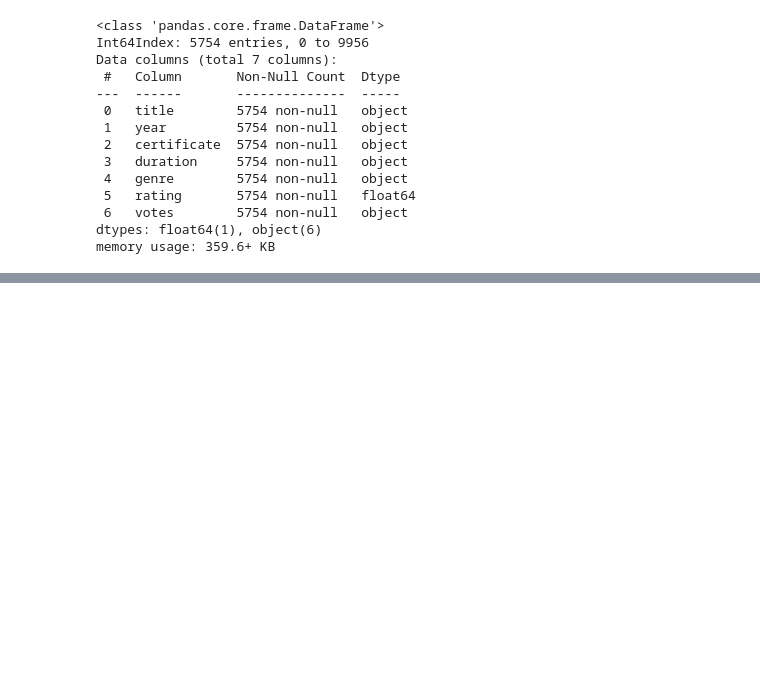
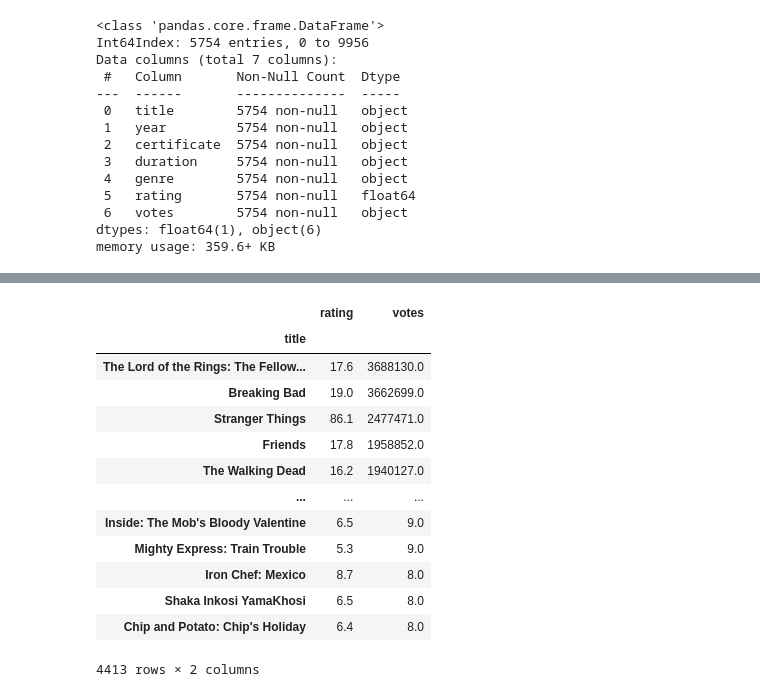
Before and after one commit to andrewnomai/Final_Project, a Jupyter notebook: netflix_movies_data_cleaning.ipynb, the cells around one changed output, grey strips where cells are left out. Drawn from its saved outputs; the diff is of its cells as text; code cells hidden in the pictures; blank space fills up the shorter version.

```diff
--- a/netflix_movies_data_cleaning.ipynb
+++ b/netflix_movies_data_cleaning.ipynb
@@ -113,8 +113,8 @@ Rating_sorted_movies
 | 6633 | Defcon 2012 | (2010) | Not Rated | 92 min | Sci-Fi | 1.7 | 407 |
 5754 rows × 7 columns
 # %%
-voted_movies = netflix_1Data.copy()
-voted_movies.head()
+vote_sorted_movies = netflix_1Data.copy()
+vote_sorted_movies.head()
 # %% [output]
 |  | title | year | certificate | duration | genre | rating | votes |
 | 0 | Cobra Kai | (2018– ) | TV-14 | 30 min | Action, Comedy, Drama | 8.5 | 177,031 |
@@ -141,7 +141,7 @@ dtypes: float64(1), object(6)
 memory usage: 359.6+ KB
 # %%
 # replacing commas in string and converting to float values for easy computation
-voted_movies['votes'] = voted_movies['votes'].apply(lambda x : x.replace(',',''))
-voted_movies['votes'] = voted_movies['votes'].apply(lambda x : float(x))
-netflix_1Data['votes'] = voted_movies['votes']
+voted_sorted_movies['votes'] = vote_sorted_movies['votes'].apply(lambda x : x.replace(',',''))
+vote_sorted_movies['votes'] = vote_sorted_movies['votes'].apply(lambda x : float(x))
+netflix_1Data['votes'] = vote_sorted_movies['votes']
 # %% [output]
@@ -187,0 +167,5 @@ voted_movies
+# %%
+# Removing unnecessary columns
+vote_sorted_movies = vote_sorted_movies.groupby('title').sum()
+
+vote_sorted_movies.head()
@@ -187,0 +180,20 @@ voted_movies
+# %%
+#sorting movies by highest rating in descending order by votes
+vote_sorted_movies = vote_sorted_movies.sort_values('votes', ascending=False)
+
+vote_sorted_movies
+# %% [output]
+|  | rating | votes |
+| title |  |  |
+| The Lord of the Rings: The Fellow... | 17.6 | 3688130.0 |
+| Breaking Bad | 19.0 | 3662699.0 |
+| Stranger Things | 86.1 | 2477471.0 |
+| Friends | 17.8 | 1958852.0 |
+| The Walking Dead | 16.2 | 1940127.0 |
+| ... | ... | ... |
+| Inside: The Mob's Bloody Valentine | 6.5 | 9.0 |
+| Mighty Express: Train Trouble | 5.3 | 9.0 |
+| Iron Chef: Mexico | 8.7 | 8.0 |
+| Shaka Inkosi YamaKhosi | 6.5 | 8.0 |
+| Chip and Potato: Chip's Holiday | 6.4 | 8.0 |
+4413 rows × 2 columns
```
Also changed, not shown: parts of 6 cells of this notebook.
